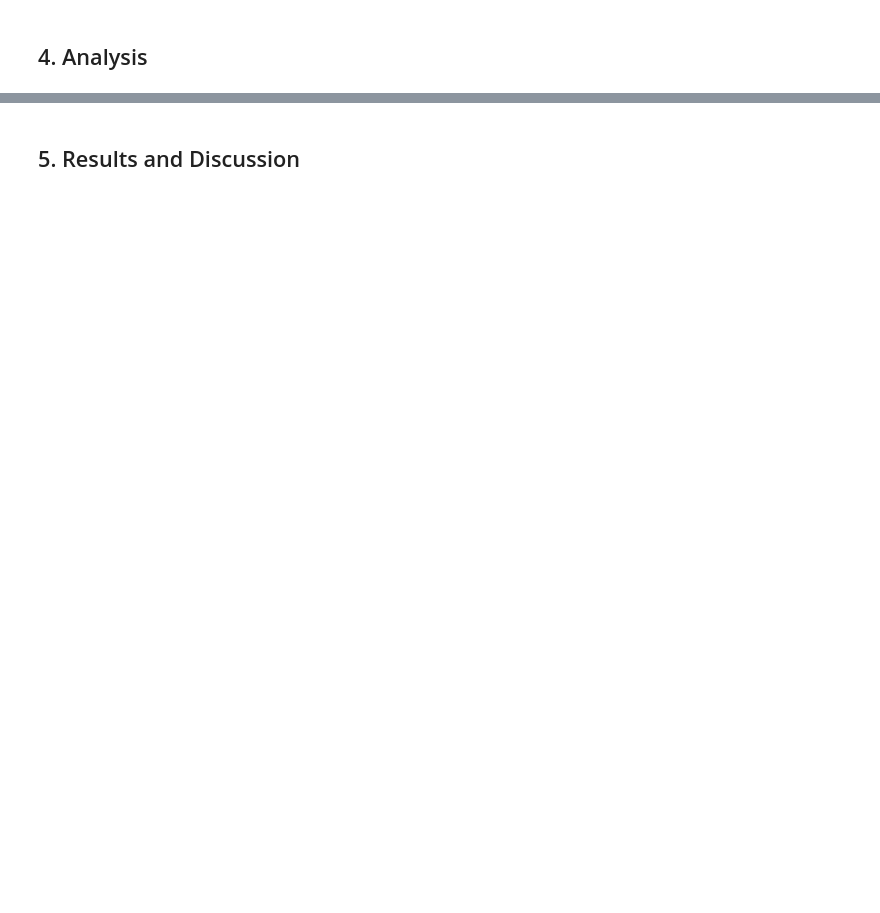
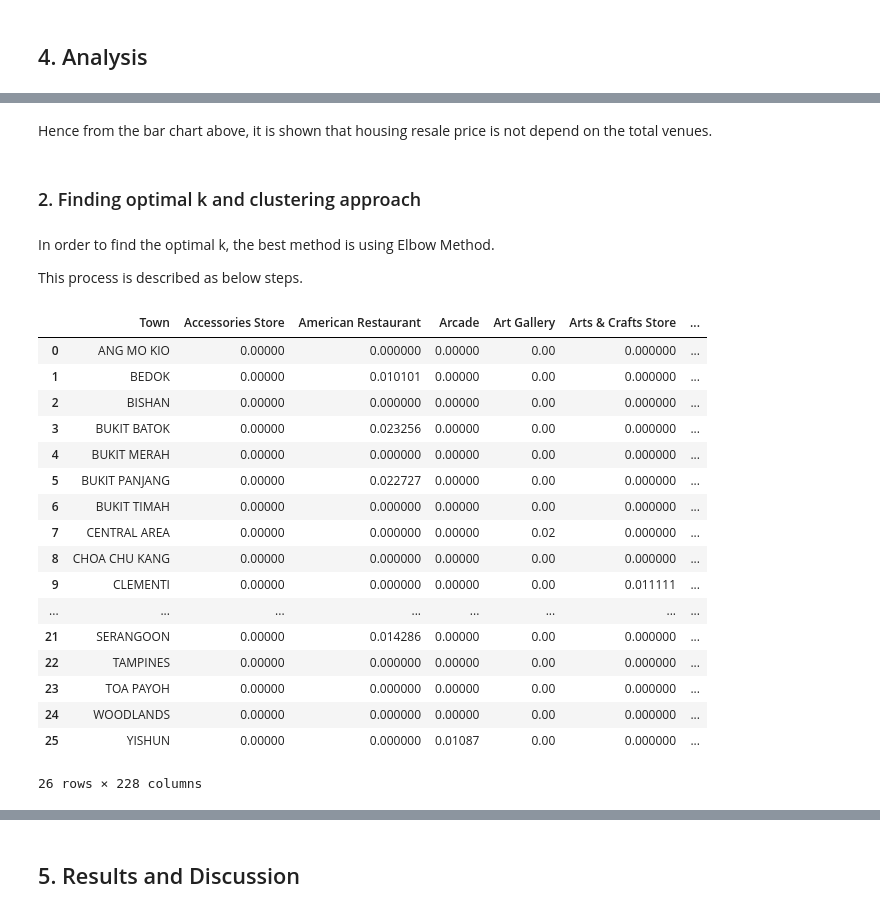
Before and after one commit to msazili/Coursera_Capstone, a Jupyter notebook: Capstone Project - The Battle of the Neighborhoods.ipynb, the cells around one changed output, grey strips where cells are left out. Drawn from its saved outputs; the diff is of its cells as text; code cells hidden in the pictures; blank space fills up the shorter version.

```diff
--- a/Capstone Project - The Battle of the Neighborhoods.ipynb
+++ b/Capstone Project - The Battle of the Neighborhoods.ipynb
@@ -193,0 +220,8 @@ data
+# %%
+address = 'Singapore'
+
+geolocator = Nominatim(user_agent="sg_explorer")
+location = geolocator.geocode(address)
+latitude = location.latitude
+longitude = location.longitude
+print('The geograpical coordinate of Singapore are {}, {}.'.format(latitude, longitude))
@@ -193,0 +426,40 @@ data
+# %% [markdown]
+Hence from the bar chart above, it is shown that housing resale price is not depend on the total venues.
+# %% [markdown]
+### 2. Finding optimal k and clustering approach
+# %% [markdown]
+In order to find the optimal k, the best method is using Elbow Method.
+
+This process is described as below steps.
+# %%
+# one hot encoding
+sg_onehot = pd.get_dummies(sg_venues[['Venue Category']], prefix="", prefix_sep="")
+
+# add neighborhood column back to dataframe
+sg_onehot['Town'] = sg_venues['Town']
+
+# move neighborhood column to the first column
+fixed_columns = [sg_onehot.columns[-1]] + list(sg_onehot.columns[:-1])
+sg_onehot = sg_onehot[fixed_columns]
+
+sg_grouped = sg_onehot.groupby('Town').mean().reset_index()
+sg_grouped
+# %% [output]
+|  | Town | Accessories Store | American Restaurant | Arcade | Art Gallery | Arts & Crafts Store | ... |
+| 0 | ANG MO KIO | 0.00000 | 0.000000 | 0.00000 | 0.00 | 0.000000 | ... |
+| 1 | BEDOK | 0.00000 | 0.010101 | 0.00000 | 0.00 | 0.000000 | ... |
+| 2 | BISHAN | 0.00000 | 0.000000 | 0.00000 | 0.00 | 0.000000 | ... |
+| 3 | BUKIT BATOK | 0.00000 | 0.023256 | 0.00000 | 0.00 | 0.000000 | ... |
+| 4 | BUKIT MERAH | 0.00000 | 0.000000 | 0.00000 | 0.00 | 0.000000 | ... |
+| 5 | BUKIT PANJANG | 0.00000 | 0.022727 | 0.00000 | 0.00 | 0.000000 | ... |
+| 6 | BUKIT TIMAH | 0.00000 | 0.000000 | 0.00000 | 0.00 | 0.000000 | ... |
+| 7 | CENTRAL AREA | 0.00000 | 0.000000 | 0.00000 | 0.02 | 0.000000 | ... |
+| 8 | CHOA CHU KANG | 0.00000 | 0.000000 | 0.00000 | 0.00 | 0.000000 | ... |
+| 9 | CLEMENTI | 0.00000 | 0.000000 | 0.00000 | 0.00 | 0.011111 | ... |
+| ... | ... | ... | ... | ... | ... | ... | ... |
+| 21 | SERANGOON | 0.00000 | 0.014286 | 0.00000 | 0.00 | 0.000000 | ... |
+| 22 | TAMPINES | 0.00000 | 0.000000 | 0.00000 | 0.00 | 0.000000 | ... |
+| 23 | TOA PAYOH | 0.00000 | 0.000000 | 0.00000 | 0.00 | 0.000000 | ... |
+| 24 | WOODLANDS | 0.00000 | 0.000000 | 0.00000 | 0.00 | 0.000000 | ... |
+| 25 | YISHUN | 0.00000 | 0.000000 | 0.01087 | 0.00 | 0.000000 | ... |
+26 rows × 228 columns
```
Also changed, not shown: parts of 34 cells of this notebook.
